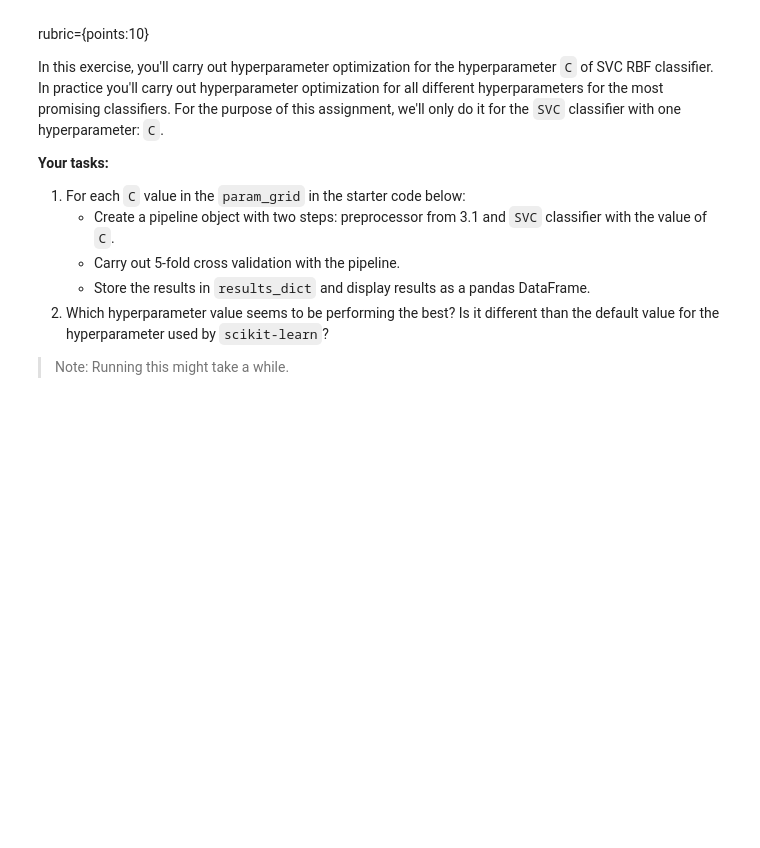
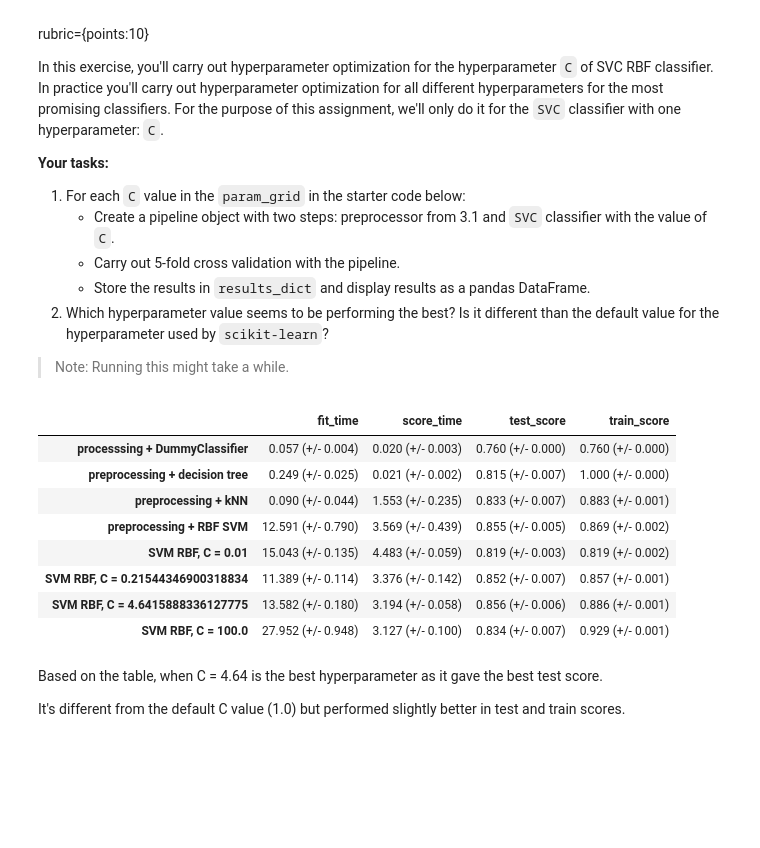
Before and after one commit to mary-chung/cpsc330, a Jupyter notebook: hw/hw3/hw3.ipynb, the cells around one changed output. Cells and saved outputs as stored; diff of their text form; code cells hidden in the pictures; blank space fills up the shorter version.

```diff
--- a/hw/hw3/hw3.ipynb
+++ b/hw/hw3/hw3.ipynb
@@ -522,6 +516,27 @@ In this exercise, you'll carry out hyperparameter optimization for the hyperpara
 > Note: Running this might take a while.
 # %%
 param_grid = {"C": np.logspace(-2, 2, 4)}
+# %%
+for c in param_grid["C"]:
+
+    pipe = make_pipeline(preprocessor, SVC(C = c))
+    results_dict["SVM RBF, C = " + str(c)] = mean_std_cross_val_scores(pipe, X_train, y_train, cv = 5, return_train_score = True)
+# %%
+pd.DataFrame(results_dict).T
+# %% [output]
+|  | fit_time | score_time | test_score | train_score |
+| processsing + DummyClassifier | 0.057 (+/- 0.004) | 0.020 (+/- 0.003) | 0.760 (+/- 0.000) | 0.760 (+/- 0.000) |
+| preprocessing + decision tree | 0.249 (+/- 0.025) | 0.021 (+/- 0.002) | 0.815 (+/- 0.007) | 1.000 (+/- 0.000) |
+| preprocessing + kNN | 0.090 (+/- 0.044) | 1.553 (+/- 0.235) | 0.833 (+/- 0.007) | 0.883 (+/- 0.001) |
+| preprocessing + RBF SVM | 12.591 (+/- 0.790) | 3.569 (+/- 0.439) | 0.855 (+/- 0.005) | 0.869 (+/- 0.002) |
+| SVM RBF, C = 0.01 | 15.043 (+/- 0.135) | 4.483 (+/- 0.059) | 0.819 (+/- 0.003) | 0.819 (+/- 0.002) |
+| SVM RBF, C = 0.21544346900318834 | 11.389 (+/- 0.114) | 3.376 (+/- 0.142) | 0.852 (+/- 0.007) | 0.857 (+/- 0.001) |
+| SVM RBF, C = 4.6415888336127775 | 13.582 (+/- 0.180) | 3.194 (+/- 0.058) | 0.856 (+/- 0.006) | 0.886 (+/- 0.001) |
+| SVM RBF, C = 100.0 | 27.952 (+/- 0.948) | 3.127 (+/- 0.100) | 0.834 (+/- 0.007) | 0.929 (+/- 0.001) |
+# %% [markdown]
+Based on the table, when C = 4.64 is the best hyperparameter as it gave the best test score.
+
+It's different from the default C value (1.0) but performed slightly better in test and train scores.
 # %% [markdown]
 <br><br><br><br>
 # %% [markdown]
```
Also changed, not shown: parts of 8 cells of this notebook, 1 other file.
